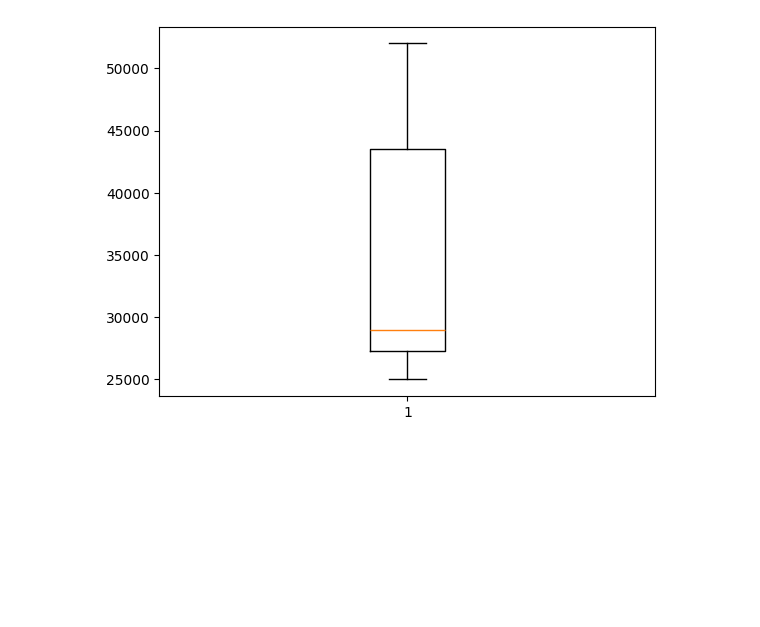
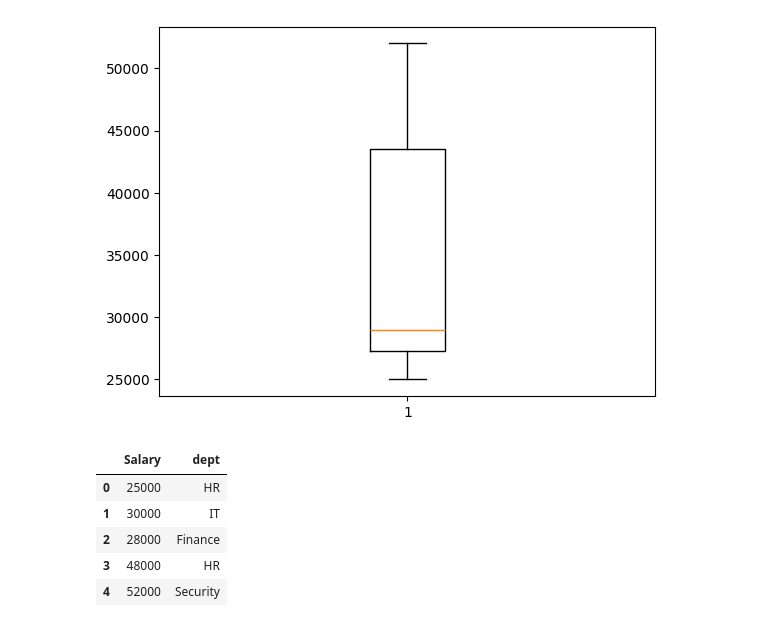
Before and after one commit to thisisouvik/ML-Concepts, a Jupyter notebook: MatplotLib/plt.ipynb, the cells around one changed output. Saved outputs shown, nothing was run; the diff lists cells and outputs as text; code cells hidden in the pictures; blank space fills up the shorter version.

```diff
--- a/MatplotLib/plt.ipynb
+++ b/MatplotLib/plt.ipynb
@@ -42,3 +42,13 @@ plt.boxplot(df["Salary"])
 plt.show()
 # %% [output]
 [figure]
+# %%
+df["dept"] = ['HR', 'IT', 'Finance', 'HR', 'Security','HR']
+df.head()
+# %% [output]
+|  | Salary | dept |
+| 0 | 25000 | HR |
+| 1 | 30000 | IT |
+| 2 | 28000 | Finance |
+| 3 | 48000 | HR |
+| 4 | 52000 | Security |
```
Also changed, not shown: parts of 2 cells of this notebook.
